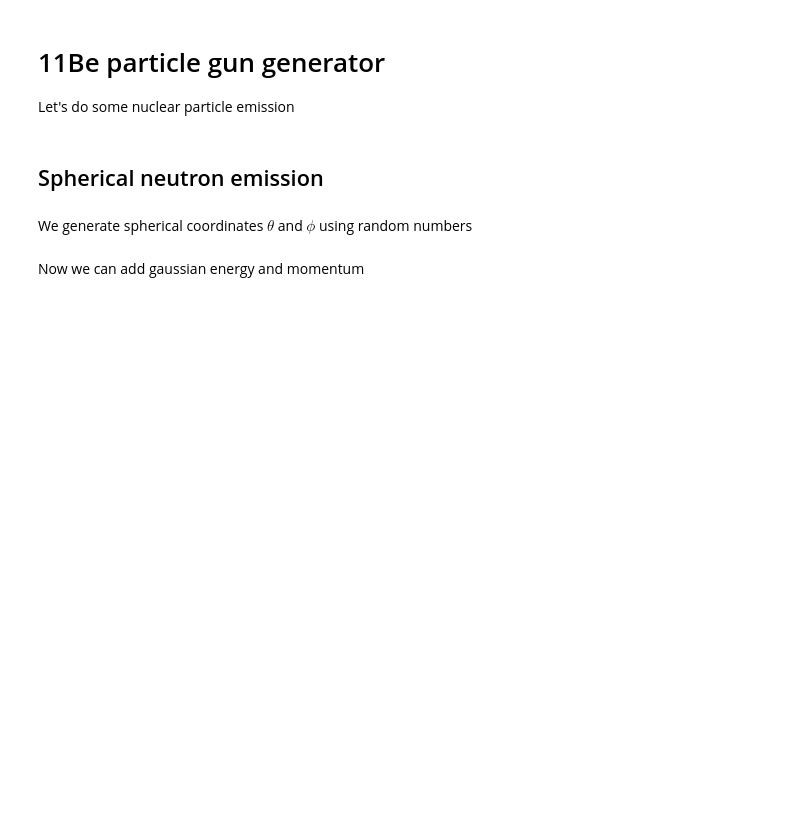
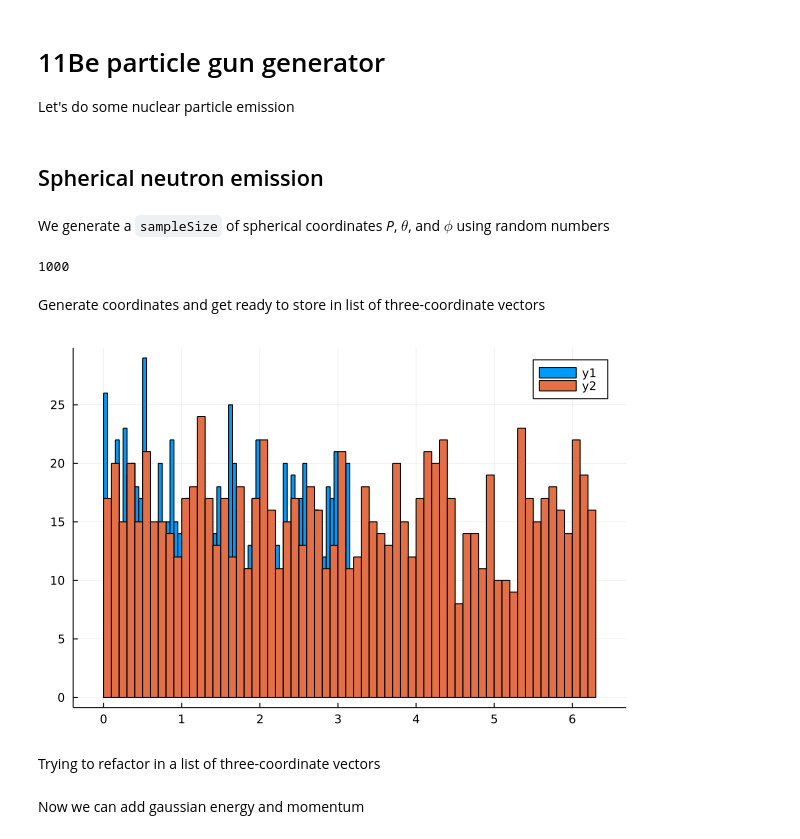
Before and after one commit to madurganplab/11LiDecay, a Jupyter notebook: 11beTo9be2nJulia.ipynb, the cells around one changed output. Drawn from its saved outputs; the diff is of its cells as text; code cells hidden in the pictures; blank space fills up the shorter version.

```diff
--- a/11beTo9be2nJulia.ipynb
+++ b/11beTo9be2nJulia.ipynb
@@ -7,21 +7,36 @@ using Plots,Random
 # %% [markdown]
 ## Spherical neutron emission
 # %% [markdown]
-We generate spherical coordinates $\theta$ and $\phi$ using random numbers
+We generate a `sampleSize` of  spherical coordinates *P*, $\theta$, and $\phi$ using random numbers
+# %%
+#neutron particle gun
+
+sampleSize=1000
+# %% [output]
+1000
+# %% [markdown]
+Generate coordinates and get ready to store in list of three-coordinate vectors
 # %%
-#neutron particle gun
 
-sampleSize=10000
-
-#here random theta=[0,pi]
+#random theta=[0,pi]
 
 theta=pi*rand(sampleSize)
 
-#here random phi=[0,2pi]
+#random phi=[0,2pi]
 
 phi=2*pi*rand(sampleSize)
 
+# neutron energy and momentum distribution
+
+mn=1000;mb=10000
+E = 0.2 .+ 0.01.*randn(sampleSize)
+pn = sqrt.((2*mn*mb)/(mb+mn) .* E)
+
 histogram(theta,bins=100)
 histogram!(phi,bins=100)
+# %% [output]
+[figure, added]
+# %% [markdown]
+Trying to refactor in a list of three-coordinate vectors
 # %% [markdown]
 Now we can add gaussian energy and momentum
```
Also changed, not shown: parts of 7 cells of this notebook.
